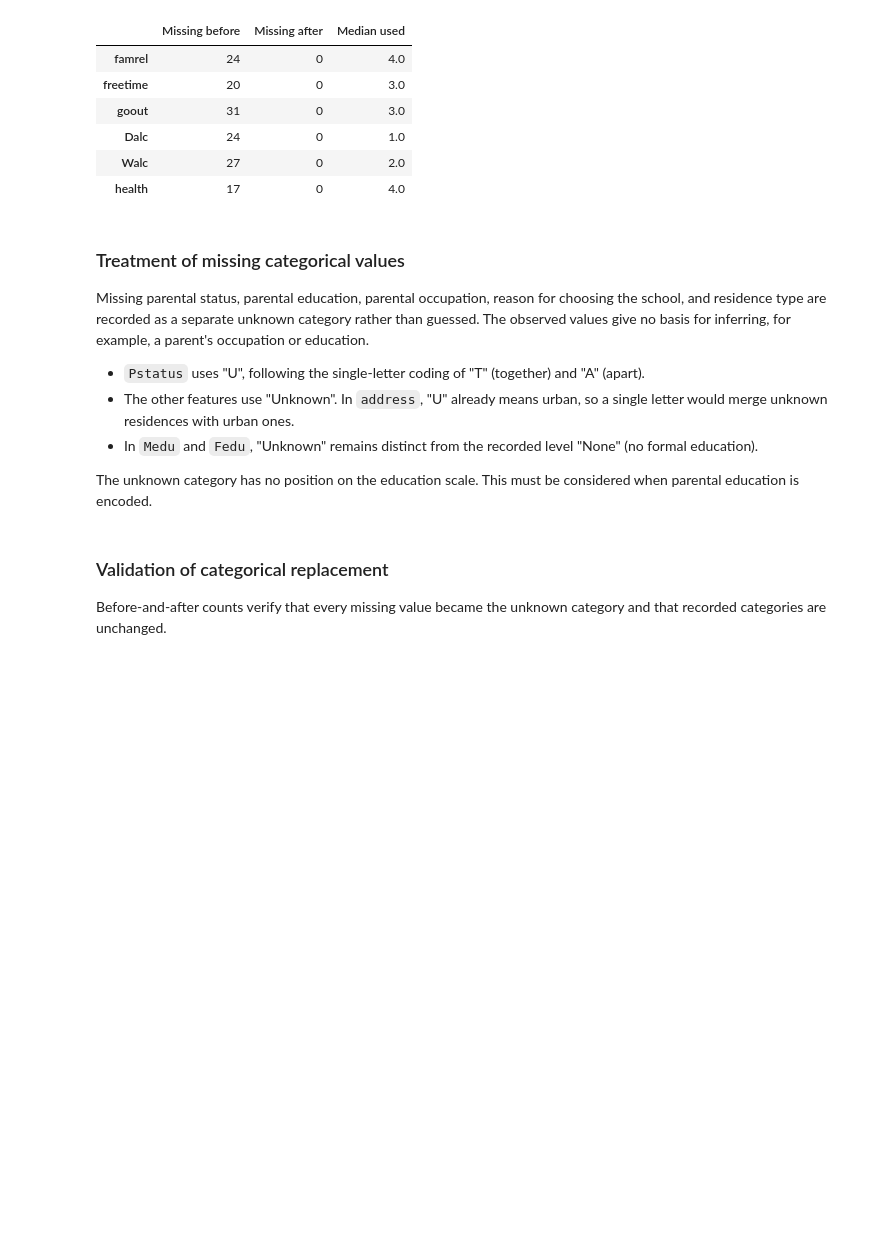
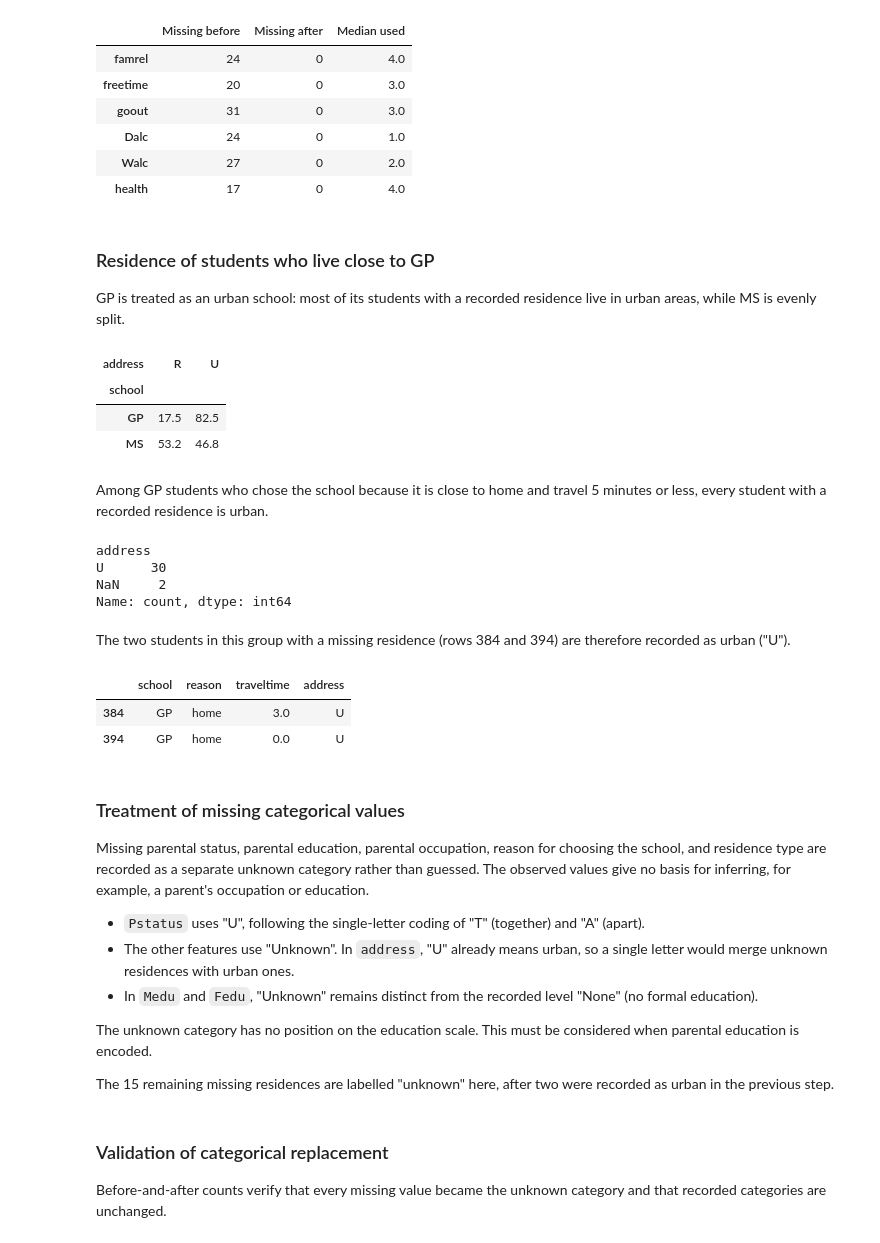
Before and after one commit to HenriqueReduto/Data-Mining-Project, a Jupyter notebook: notebooks/data_preprocessing.ipynb, the cells around one changed output. Saved outputs shown, nothing was run; the diff lists cells and outputs as text; code cells hidden in the pictures; blank space fills up the shorter version.

```diff
--- a/notebooks/data_preprocessing.ipynb
+++ b/notebooks/data_preprocessing.ipynb
@@ -422,6 +422,54 @@ rating_check
 | Dalc | 24 | 0 | 1.0 |
 | Walc | 27 | 0 | 2.0 |
 | health | 17 | 0 | 4.0 |
+# %% [markdown]
+### Residence of students who live close to GP
+
+GP is treated as an urban school: most of its students with a recorded
+residence live in urban areas, while MS is evenly split.
+# %%
+pd.crosstab(
+    student_data['school'],
+    student_data['address'],
+    normalize='index'
+).mul(100).round(1)
+# %% [output]
+| address | R | U |
+| school |  |  |
+| GP | 17.5 | 82.5 |
+| MS | 53.2 | 46.8 |
+# %% [markdown]
+Among GP students who chose the school because it is close to home and
+travel 5 minutes or less, every student with a recorded residence is urban.
+# %%
+close_to_gp = (
+    student_data['school'].eq('GP')
+    & student_data['reason'].eq('home')
+    & student_data['traveltime'].le(5)
+)
+
+student_data.loc[close_to_gp, 'address'].value_counts(dropna=False)
+# %% [output]
+address
+U      30
+NaN     2
+Name: count, dtype: int64
+# %% [markdown]
+The two students in this group with a missing residence (rows 384 and 394)
+are therefore recorded as urban ("U").
+# %%
+filled_address = close_to_gp & student_data['address'].isna()
+
+student_data_clean.loc[filled_address, 'address'] = 'U'
+
+assert filled_address.sum() == 2
+assert student_data_clean.loc[filled_address, 'address'].eq('U').all()
+
+student_data_clean.loc[filled_address, ['school', 'reason', 'traveltime', 'address']]
+# %% [output]
+|  | school | reason | traveltime | address |
+| 384 | GP | home | 3.0 | U |
+| 394 | GP | home | 0.0 | U |
 # %% [markdown]
 ### Treatment of missing categorical values
 
@@ -440,6 +488,9 @@ no basis for inferring, for example, a parent's occupation or education.
 
 The unknown category has no position on the education scale. This must
 be considered when parental education is encoded.
+
+The 15 remaining missing residences are labelled "unknown" here, after two
+were recorded as urban in the previous step.
 # %%
 student_data_clean['Pstatus'] = student_data_clean['Pstatus'].fillna('U')
 
```
Also changed, not shown: parts of 3 cells of this notebook, 2 other files.
